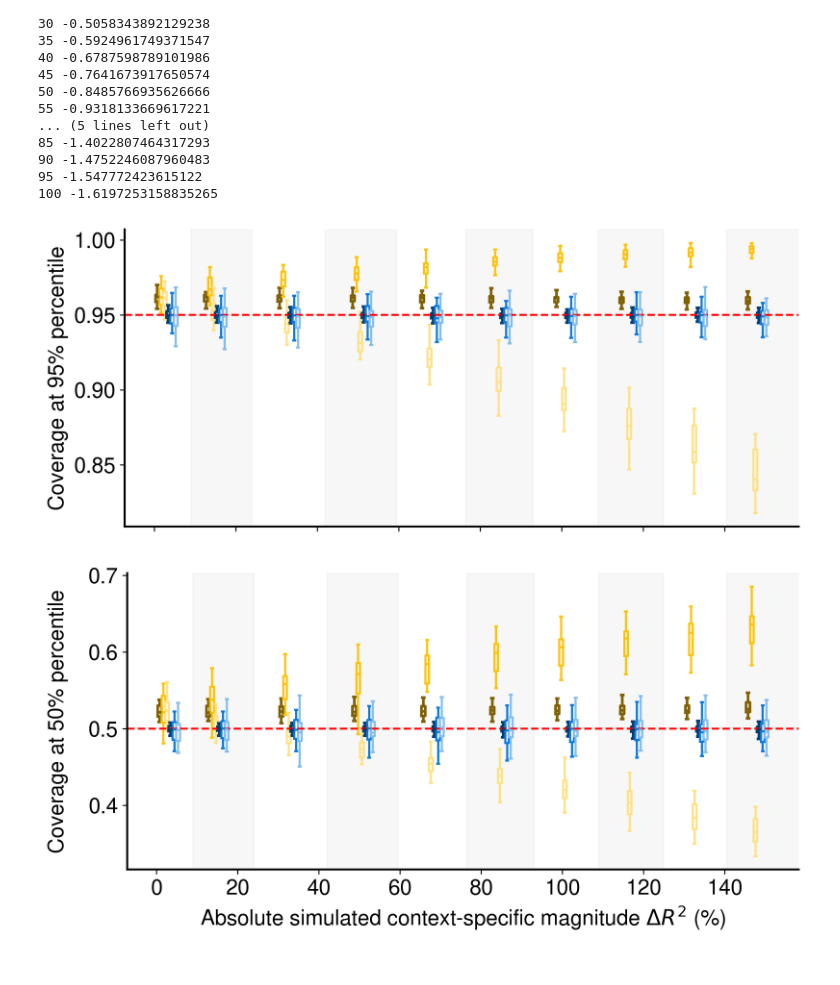
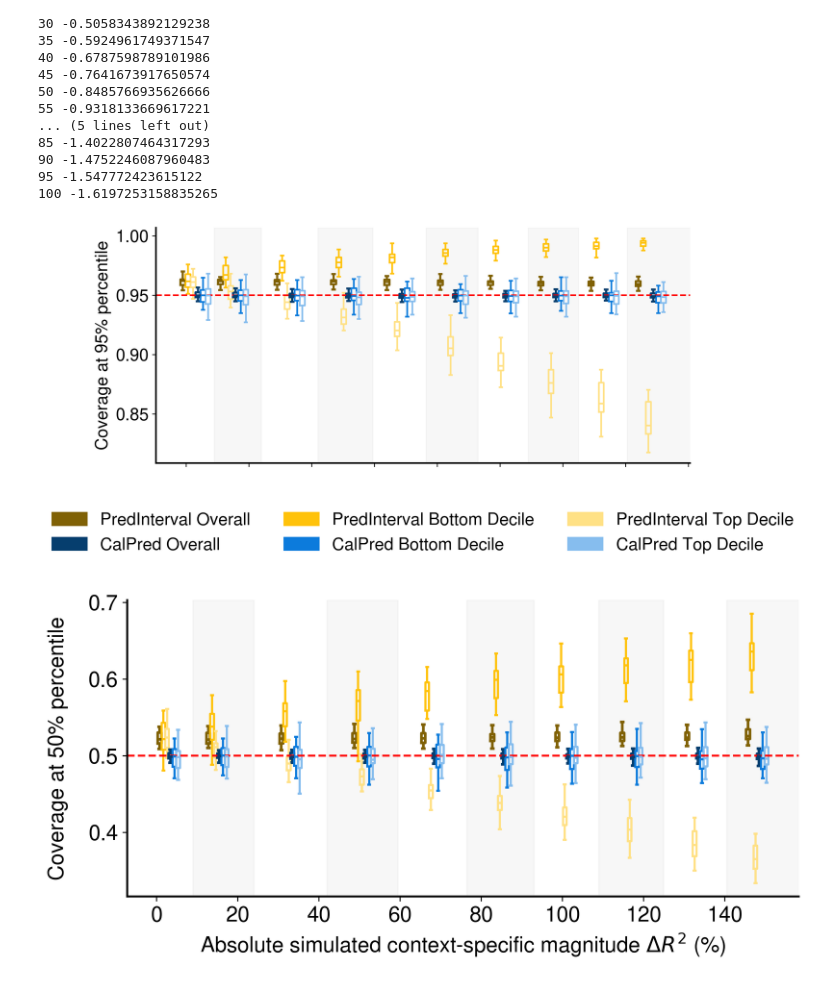
Before and after one commit to zhuozshi/CalPred-PredInterval, a Jupyter notebook: plot_wcontext.ipynb, the cells around one changed output. Cells and saved outputs as stored; diff of their text form; code cells hidden in the pictures.

Commit message:
Update plot

```diff
--- a/plot_wcontext.ipynb
+++ b/plot_wcontext.ipynb
@@ -49,7 +51,7 @@ if True:
     df = pd.DataFrame([np.arange(0,21),alldr2s]).T
     df[0] = df[0].astype(int)
     df[1] = df[1].abs()*100
-    df.to_csv("figures/f2_xmap_realPGS.tsv",sep="\t",header=None,index=None)
+    df.to_csv("f2_deltaR2.tsv",sep="\t",header=None,index=None)
 # %% [output]
 0 0.027395890680614366
 5 -0.062029412985858956
@@ -71,14 +73,14 @@ if True:
 # %%
 results = []
 
-xmap = pd.read_csv("figures/f2_xmap_realPGS.tsv",sep="\t",header=None)
+xmap = pd.read_csv("f2_deltaR2.tsv",sep="\t",header=None)
 xmap = dict(zip(xmap[0],xmap[1]))
 
 for i in range(21):
     gamma = i
     if i%2==1:
         continue
-    df = pd.read_csv(f"calPred.gamma{i*5}.h20.5.causal1.alpha95.real.decile.stats.tsv", sep="\t").rename(
+    df = pd.read_csv(f"calPred.gamma{i*5}.h20.5.causal1.alpha95.decile.stats.tsv", sep="\t").rename(
         columns={"adjust": "method"}
     )
     df = pd.concat([df,pd.read_csv(f"PredInterval.gamma{i*5}.h20.5.causal1.alpha95.decile.stats.tsv", sep="\t").rename(columns={"adjust": "method"})])
@@ -119,7 +121,7 @@ colors = {
 }
 results.replace({"CalPred_marginal":"CalPred Overall","PredInterval_marginal":"PredInterval Overall","PredInterval_quant_q_0":"PredInterval Bottom Decile","PredInterval_quant_q_9":"PredInterval Top Decile","CalPred_quant_q_9":"CalPred Top Decile","CalPred_quant_q_0":"CalPred Bottom Decile"},inplace=True)
 fig,ax = plt.subplots(figsize=(9,4),dpi=300)
-legend = 0
+legend = 1
 if legend==False:
     sns.boxplot(results,x=0,y=value,hue="Method",ax=ax,palette=colors,saturation=1,showfliers=False,native_scale=True,fill=0,linewidth=2,legend=0,width=0.45)
 else:
@@ -147,35 +149,35 @@ xlim = ax.get_xlim()
 xs = results[0].unique()
 for i in range(len(xs)):
     if i%2==0:
         continue
     prevx = xs[i-1]
     x = xs[i]
     try:
         nextx = xs[i+1]
     except:
         nextx = 200
 
     ax.axvspan((x + prevx)/2, (x + nextx)/2, color="grey", alpha=0.06, zorder=0)
 ax.set_xlim(xlim)
 
 if value=="coverage":
     ax.axhline(0.95,linestyle="--",color="red")
     ax.set_ylabel("Coverage at 95% percentile")
     ax.set_xlabel("")
     ax.set_xticklabels([])
 
 else:
     ax.set_ylabel("Prediction s.d.")
     ax.set_xlabel("$\Delta R^2$")
     ax.set_xticklabels(ax.get_xticklabels())
 ax.set_yticklabels(ax.get_yticklabels())
 ax.spines[['right', 'top']].set_visible(False)
 if legend==False:
-    plt.savefig("figures/fig2_realPGS_gammacoverage95.png",bbox_inches='tight')
+    plt.savefig("fig2_realPGS_gammacoverage95.png",bbox_inches='tight')
 else:
     #plt.savefig("figures/fig2_gammalength_nolegend.png",bbox_inches='tight')
-    plt.savefig("figures/fig2_realPGS_legend.png",bbox_inches='tight')
+    plt.savefig("fig2_realPGS_legend.png",bbox_inches='tight')
 # %% [output]
-[figure, old version]
+[figure, new version]
 # %%
 results = []
```
Also changed, not shown: parts of 3 cells of this notebook, 1 other file.
